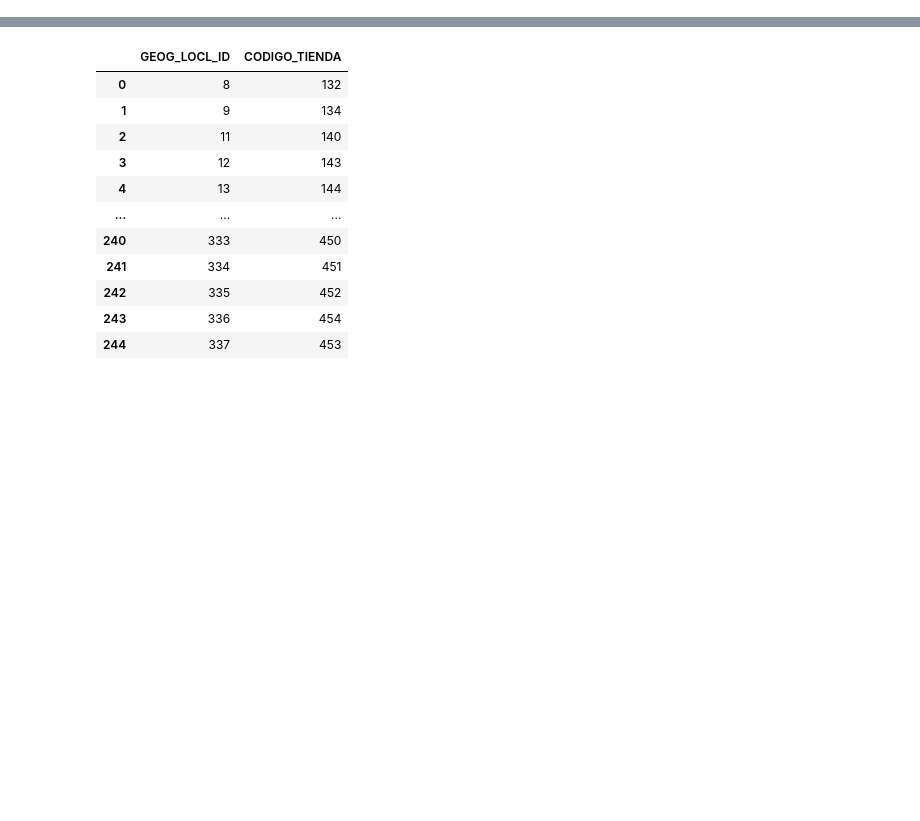
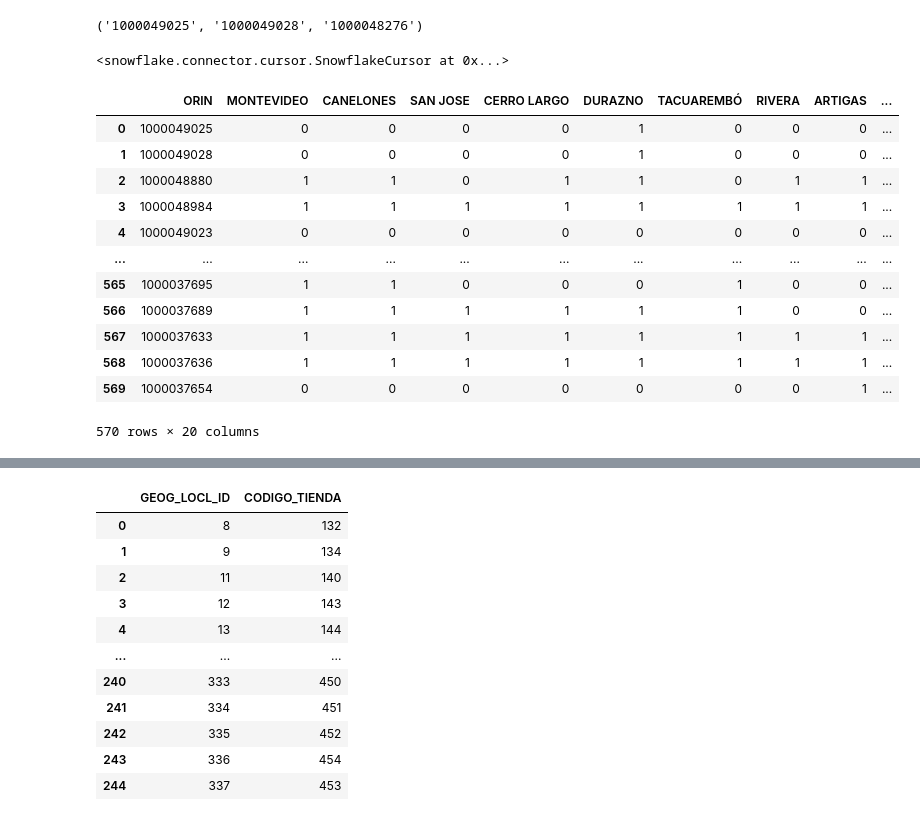
Before and after one commit to TataMarcos/Proyectos_Streamlit, a Jupyter notebook: Pricing/pruebas.ipynb, the cells around one changed output, grey strips where cells are left out. Cells and saved outputs as stored; diff of their text form; code cells hidden in the pictures; blank space fills up the shorter version.

```diff
--- a/Pricing/pruebas.ipynb
+++ b/Pricing/pruebas.ipynb
@@ -5,0 +78,26 @@ from datetime import datetime
+# %%
+tuple(can.iloc[:200]['ITEM'].unique())
+# %% [output]
+('1000049025', '1000049028', '1000048276')
+# %%
+query = 'DELETE FROM SANDBOX_PLUS.DWH.CANASTAS2 WHERE ITEM IN {items}'
+cursor.execute(query.format(items=tuple(can.iloc[:200]['ITEM'].unique())))
+# %% [output]
+<snowflake.connector.cursor.SnowflakeCursor at 0x...>
+# %%
+uploaded_file = pd.read_excel('../../cargaInicial.xlsx')
+uploaded_file
+# %% [output]
+|  | ORIN | MONTEVIDEO | CANELONES | SAN JOSE | CERRO LARGO | DURAZNO | TACUAREMBÓ | RIVERA | ARTIGAS | ... |
+| 0 | 1000049025 | 0 | 0 | 0 | 0 | 1 | 0 | 0 | 0 | ... |
+| 1 | 1000049028 | 0 | 0 | 0 | 0 | 1 | 0 | 0 | 0 | ... |
+| 2 | 1000048880 | 1 | 1 | 0 | 1 | 1 | 0 | 1 | 1 | ... |
+| 3 | 1000048984 | 1 | 1 | 1 | 1 | 1 | 1 | 1 | 1 | ... |
+| 4 | 1000049023 | 0 | 0 | 0 | 0 | 0 | 0 | 0 | 0 | ... |
+| ... | ... | ... | ... | ... | ... | ... | ... | ... | ... | ... |
+| 565 | 1000037695 | 1 | 1 | 0 | 0 | 0 | 1 | 0 | 0 | ... |
+| 566 | 1000037689 | 1 | 1 | 1 | 1 | 1 | 1 | 0 | 0 | ... |
+| 567 | 1000037633 | 1 | 1 | 1 | 1 | 1 | 1 | 1 | 1 | ... |
+| 568 | 1000037636 | 1 | 1 | 1 | 1 | 1 | 1 | 1 | 1 | ... |
+| 569 | 1000037654 | 0 | 0 | 0 | 0 | 0 | 0 | 0 | 1 | ... |
+570 rows × 20 columns
```
Also changed, not shown: parts of 24 cells of this notebook, 9 other files.
